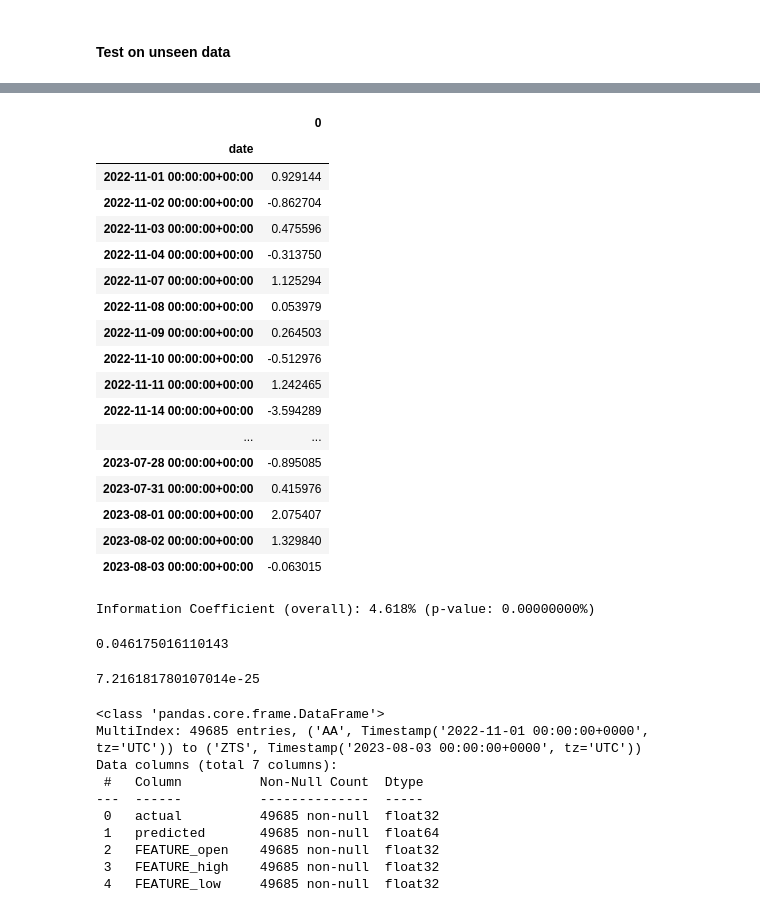
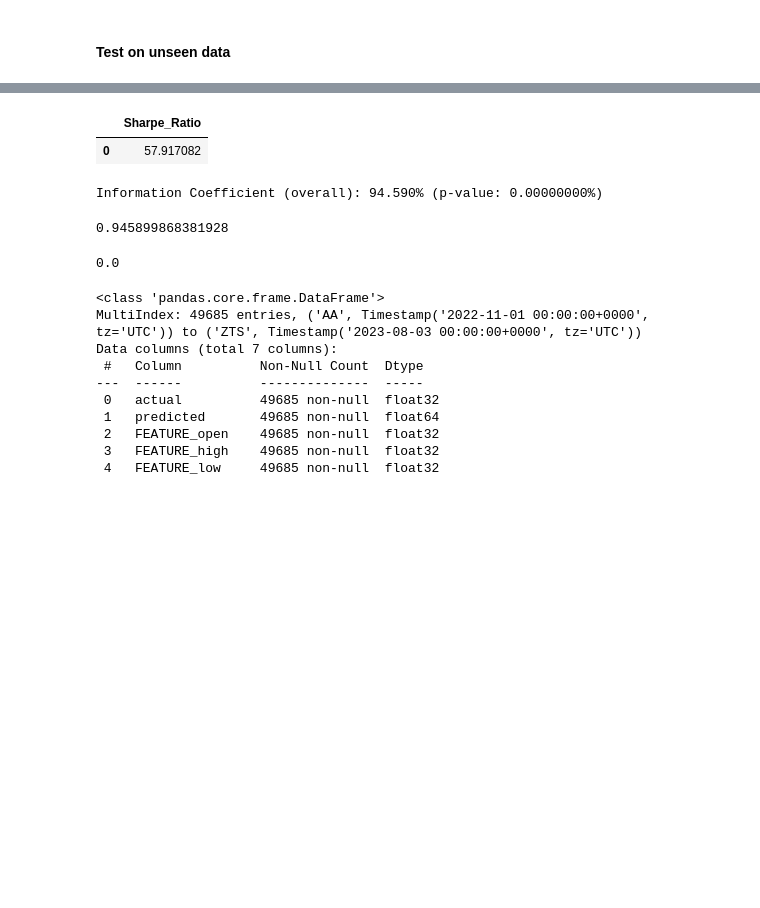
Before and after one commit to skhan61/QuantProject, a Jupyter notebook: 08_strategy_building_and_backtesting.ipynb, the cells around one changed output, grey strips where cells are left out. Drawn from its saved outputs; the diff is of its cells as text; code cells hidden in the pictures; blank space fills up the shorter version.

```diff
--- a/08_strategy_building_and_backtesting.ipynb
+++ b/08_strategy_building_and_backtesting.ipynb
@@ -40,9 +38,20 @@ Using `tqdm.autonotebook.tqdm` in notebook mode. Use `tqdm.tqdm` instead to forc
 from pathlib import Path
 import pandas as pd
 from utils import rank_stocks_and_quantile
+import re
 
-target = 'TARGET_ret_fwd_01d' #'TARGET_ret_fwd_frac_order'
 top = 250
+
+model_path = "/home/sayem/Desktop/Project/models/250_data_YEAR_20200930_20220802_best_model_TARGET_ret_fwd_frac_order.txt"
+
+# Use regular expression to extract the target name
+match = re.search(r"best_model_(.*).txt", model_path)
+
+if match:
+    target = match.group(1)
+else:
+    print("Target not found in the provided path.")
+
 unseen_key = '/data/YEAR_20220803_20230803'
 unseen_store_path = Path(f'data/{top}_unseen_dataset.h5')
 
@@ -158,37 +165,26 @@ daily_correlations = preds.groupby('date').apply(daily_spearman)
 # %%
 # Calculate the mean and standard deviation of daily correlations
 mean_daily_correlation = daily_correlations.mean()
 std_daily_correlation = daily_correlations.std()
 
 # Calculate Sharpe ratio for each date
-papermill_era_scores = daily_sharpe_ratios = (daily_correlations - \
-    mean_daily_correlation) / std_daily_correlation
+papermill_era_scores = daily_sharpe_ratios = mean_daily_correlation / std_daily_correlation
 
-papermill_era_scores_df = papermill_era_scores.to_frame()
-papermill_era_scores_df.columns = papermill_era_scores_df.columns.astype(str)
+# Check if papermill_era_scores is a series or scalar and convert to dataframe
+if isinstance(papermill_era_scores, pd.Series):
+    papermill_era_scores_df = papermill_era_scores.to_frame()
+    papermill_era_scores_df.columns = papermill_era_scores_df.columns.astype(str)
+else:
+    # Convert scalar to dataframe
+    papermill_era_scores_df = pd.DataFrame([papermill_era_scores], columns=["Sharpe_Ratio"])
+
 sb.glue("papermill_era_scores", papermill_era_scores_df, display=True)
 
-papermill_era_scores_list = papermill_era_scores.tolist()
+papermill_era_scores_list = papermill_era_scores.tolist() if isinstance(papermill_era_scores, pd.Series) else [papermill_era_scores]
 sb.glue("papermill_era_scores", papermill_era_scores_list)
 # %% [output]
-|  | 0 |
-| date |  |
-| 2022-11-01 00:00:00+00:00 | 0.929144 |
-| 2022-11-02 00:00:00+00:00 | -0.862704 |
-| 2022-11-03 00:00:00+00:00 | 0.475596 |
-| 2022-11-04 00:00:00+00:00 | -0.313750 |
-| 2022-11-07 00:00:00+00:00 | 1.125294 |
-| 2022-11-08 00:00:00+00:00 | 0.053979 |
-| 2022-11-09 00:00:00+00:00 | 0.264503 |
-| 2022-11-10 00:00:00+00:00 | -0.512976 |
-| 2022-11-11 00:00:00+00:00 | 1.242465 |
-| 2022-11-14 00:00:00+00:00 | -3.594289 |
-| ... | ... |
-| 2023-07-28 00:00:00+00:00 | -0.895085 |
-| 2023-07-31 00:00:00+00:00 | 0.415976 |
-| 2023-08-01 00:00:00+00:00 | 2.075407 |
-| 2023-08-02 00:00:00+00:00 | 1.329840 |
-| 2023-08-03 00:00:00+00:00 | -0.063015 |
+|  | Sharpe_Ratio |
+| 0 | 57.917082 |
 # %%
 # import matplotlib.pyplot as plt
 # from pathlib import Path
@@ -235,9 +231,9 @@ p_value = lr_p
 sb.glue("information_coefficient", information_coefficient, display=True)
 sb.glue("p_value", p_value, display=True)
 # %% [output]
-Information Coefficient (overall): 4.618% (p-value: 0.00000000%)
+Information Coefficient (overall): 94.590% (p-value: 0.00000000%)
-0.046175016110143
+0.945899868381928
-7.216181780107014e-25
+0.0
 # %%
 preds.info()
 # %% [output]
```
Also changed, not shown: parts of 6 cells of this notebook, 4 other files.
